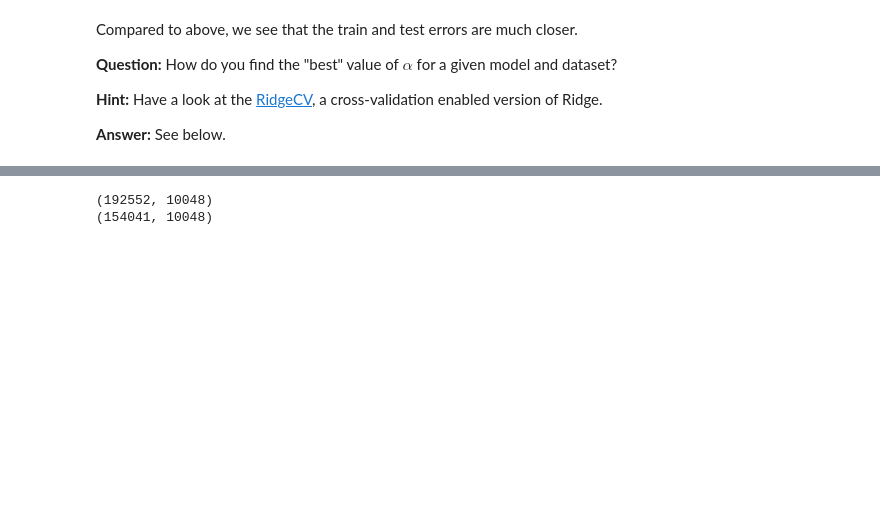
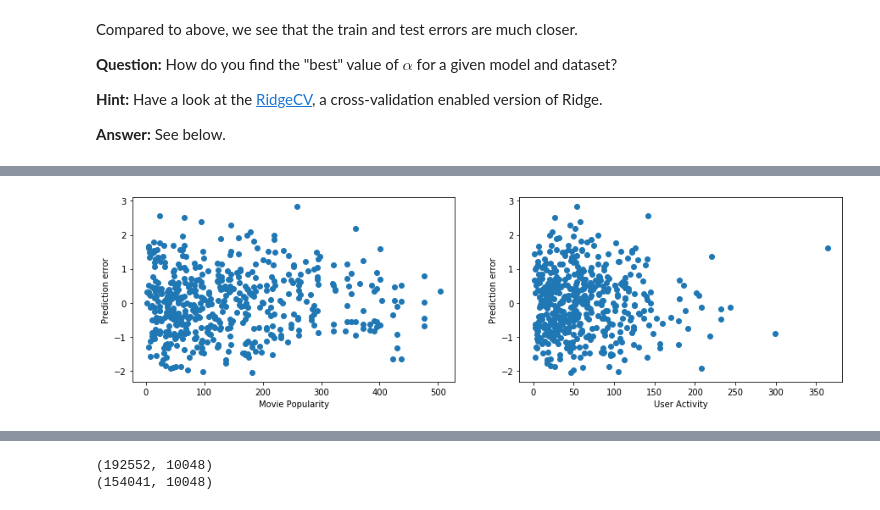
Before and after one commit to lcharlin/ivado-workshop_recsys_19, a Jupyter notebook: Tutorial -- Introduction to ML.ipynb, the cells around one changed output, grey strips where cells are left out. Drawn from its saved outputs; the diff is of its cells as text; code cells hidden in the pictures; blank space fills up the shorter version.

```diff
--- a/Tutorial -- Introduction to ML.ipynb
+++ b/Tutorial -- Introduction to ML.ipynb
@@ -925,0 +918,12 @@ print(a)
+# %%
+# Make train predictions
+y_train_pred = regRCV.predict(X_train)
+
+print("Train Mean squared error: %.3f"
+      % mean_squared_error(y_train, y_train_pred))
+
+# Make test predictions
+y_test_pred = regRCV.predict(X_test)
+
+print("Test Mean squared error: %.3f"
+      % mean_squared_error(y_test, y_test_pred))
@@ -925,0 +943,34 @@ print(a)
+# %%
+# helpfer function to return non-zero columns
+def non_zero(row, columns):
+    col_name = list(columns[~(row == 0)])[0]
+    #r = re.sub('mid_','',l)
+    return col_name
+# %%
+# get number of ratings per movie (popularity)
+mids = X_test.filter(regex=('mid_*'))
+y_mid_cols = mids.apply(lambda x: non_zero(x, mids.columns), axis=1) # probably a better way to do this w.: pd.idxmax(axis=1)
+movie_popularity = X_train.filter(regex=('mid_*')).sum(axis=0)[ y_mid_cols ]
+
+# get number of ratings per user (activity)
+uids = X_test.filter(regex=('uid_*'))
+y_uid_cols = uids.apply(lambda x: non_zero(x, uids.columns), axis=1) # probably a better way to do this w.: pd.idxmax(axis=1)
+user_activity = X_train.filter(regex=('uid_*')).sum(axis=0)[ y_uid_cols ]
+
+err = (y_test_pred-y_test)
+# %%
+# only plot a subsample for higher readability
+subn = 500
+fig, (ax0, ax1) = plt.subplots(ncols=2)
+fig.set_figwidth(15)
+ax0.scatter(movie_popularity[:subn], err[:subn])
+ax0.set_ylabel('Prediction error')
+ax0.set_xlabel('Movie Popularity')
+
+ax1.scatter(user_activity[:subn], err[:subn])
+ax1.set_ylabel('Prediction error')
+ax1.set_xlabel('User Activity');
+#ax1.yaxis.set_label_position("right")
+#ax1.yaxis.tick_right()
+# %% [output]
+[figure, added]
```
Also changed, not shown: parts of 46 cells of this notebook.
